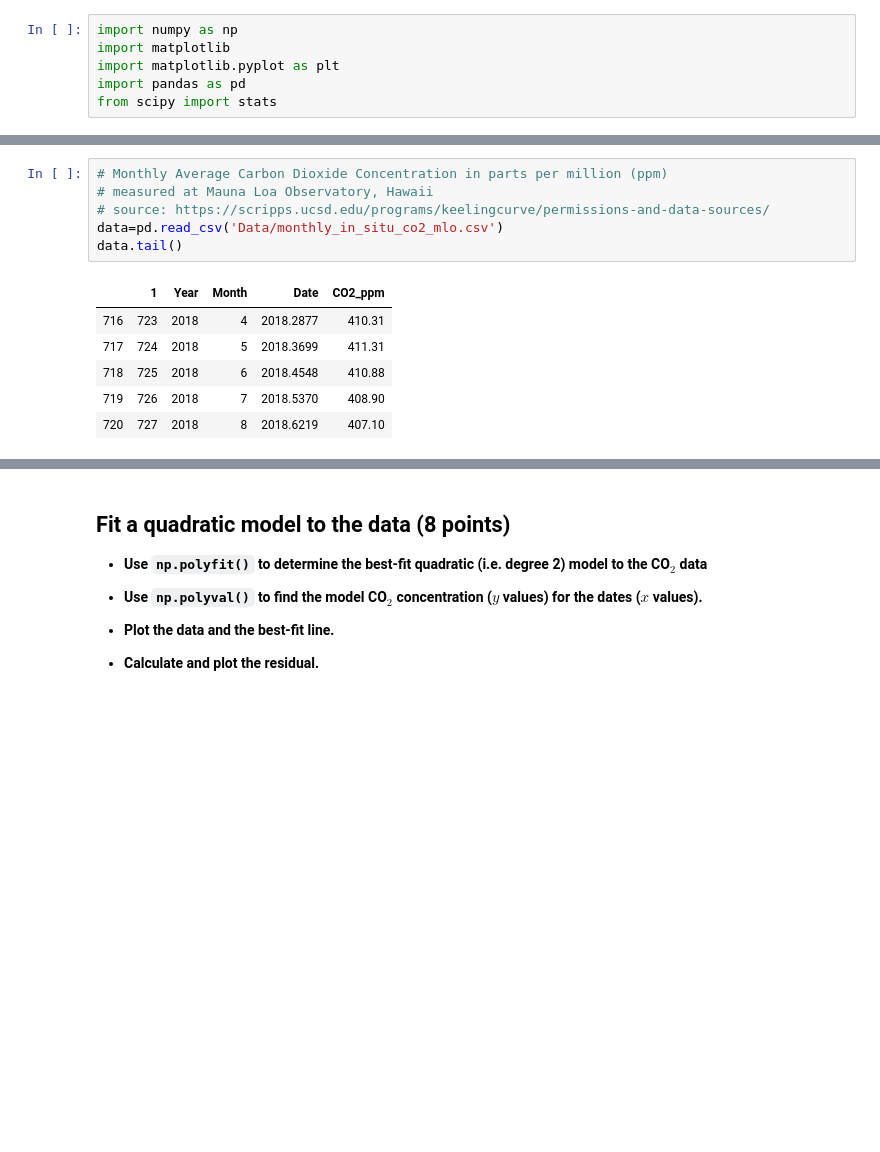
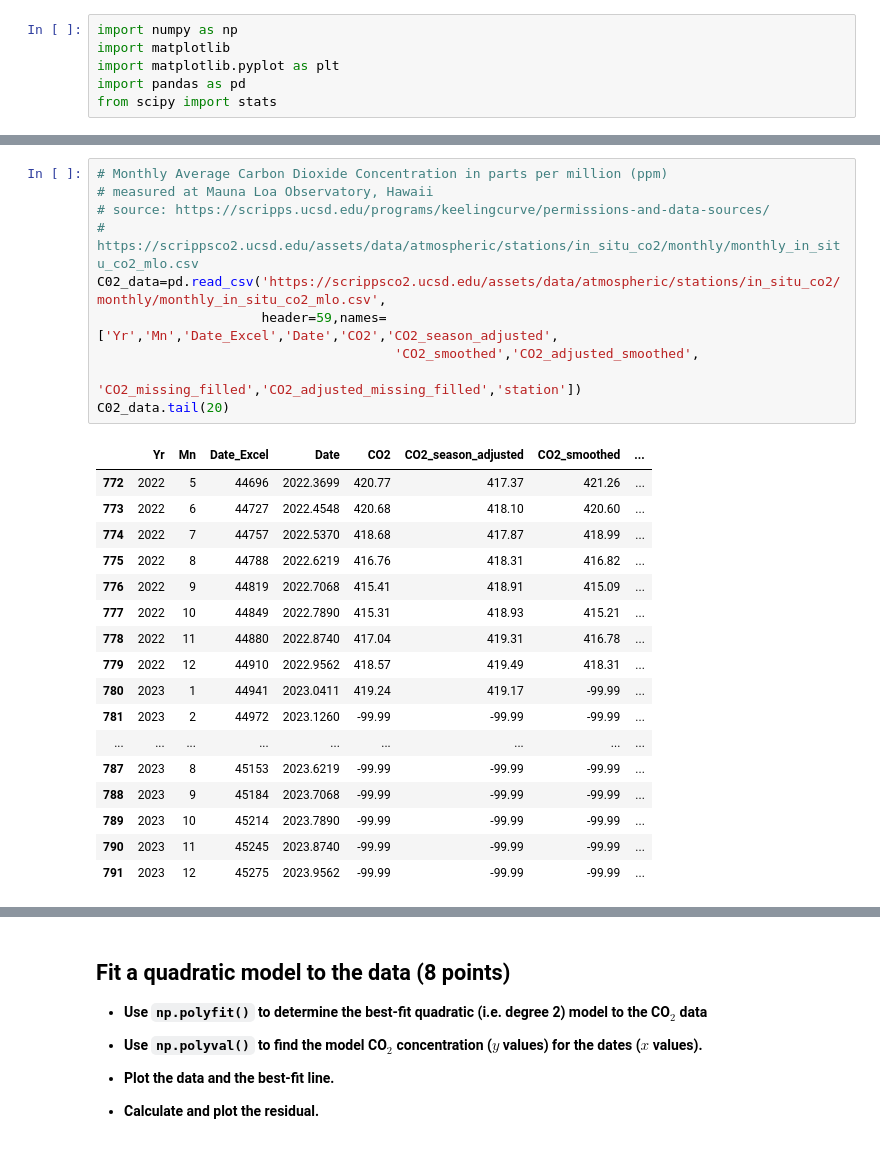
Before and after one commit to ds-connectors/EPS88-Spring-2023, a Jupyter notebook: Week08_Age_of_the_Universe/W8_assignment_Mauna_Loa_CO2.ipynb, the cells around one changed output, grey strips where cells are left out. Cells and saved outputs as stored; diff of their text form; blank space fills up the shorter version.

```diff
--- a/Week08_Age_of_the_Universe/W8_assignment_Mauna_Loa_CO2.ipynb
+++ b/Week08_Age_of_the_Universe/W8_assignment_Mauna_Loa_CO2.ipynb
@@ -11,13 +65,28 @@ from scipy import stats
 # %%
 # Monthly Average Carbon Dioxide Concentration in parts per million (ppm)
 # measured at Mauna Loa Observatory, Hawaii
 # source: https://scripps.ucsd.edu/programs/keelingcurve/permissions-and-data-sources/
-data=pd.read_csv('Data/monthly_in_situ_co2_mlo.csv')
-data.tail()
+# https://scrippsco2.ucsd.edu/assets/data/atmospheric/stations/in_situ_co2/monthly/monthly_in_situ_co2_mlo.csv
+C02_data=pd.read_csv('https://scrippsco2.ucsd.edu/assets/data/atmospheric/stations/in_situ_co2/monthly/monthly_in_situ_co2_mlo.csv',
+                     header=59,names=['Yr','Mn','Date_Excel','Date','CO2','CO2_season_adjusted',
+                                      'CO2_smoothed','CO2_adjusted_smoothed',
+                                      'CO2_missing_filled','CO2_adjusted_missing_filled','station'])
+C02_data.tail(20)
 # %% [output]
-|  | 1 | Year | Month | Date | CO2_ppm |
-| 716 | 723 | 2018 | 4 | 2018.2877 | 410.31 |
-| 717 | 724 | 2018 | 5 | 2018.3699 | 411.31 |
-| 718 | 725 | 2018 | 6 | 2018.4548 | 410.88 |
-| 719 | 726 | 2018 | 7 | 2018.5370 | 408.90 |
-| 720 | 727 | 2018 | 8 | 2018.6219 | 407.10 |
+|  | Yr | Mn | Date_Excel | Date | CO2 | CO2_season_adjusted | CO2_smoothed | ... |
+| 772 | 2022 | 5 | 44696 | 2022.3699 | 420.77 | 417.37 | 421.26 | ... |
+| 773 | 2022 | 6 | 44727 | 2022.4548 | 420.68 | 418.10 | 420.60 | ... |
+| 774 | 2022 | 7 | 44757 | 2022.5370 | 418.68 | 417.87 | 418.99 | ... |
+| 775 | 2022 | 8 | 44788 | 2022.6219 | 416.76 | 418.31 | 416.82 | ... |
+| 776 | 2022 | 9 | 44819 | 2022.7068 | 415.41 | 418.91 | 415.09 | ... |
+| 777 | 2022 | 10 | 44849 | 2022.7890 | 415.31 | 418.93 | 415.21 | ... |
+| 778 | 2022 | 11 | 44880 | 2022.8740 | 417.04 | 419.31 | 416.78 | ... |
+| 779 | 2022 | 12 | 44910 | 2022.9562 | 418.57 | 419.49 | 418.31 | ... |
+| 780 | 2023 | 1 | 44941 | 2023.0411 | 419.24 | 419.17 | -99.99 | ... |
+| 781 | 2023 | 2 | 44972 | 2023.1260 | -99.99 | -99.99 | -99.99 | ... |
+| ... | ... | ... | ... | ... | ... | ... | ... | ... |
+| 787 | 2023 | 8 | 45153 | 2023.6219 | -99.99 | -99.99 | -99.99 | ... |
+| 788 | 2023 | 9 | 45184 | 2023.7068 | -99.99 | -99.99 | -99.99 | ... |
+| 789 | 2023 | 10 | 45214 | 2023.7890 | -99.99 | -99.99 | -99.99 | ... |
+| 790 | 2023 | 11 | 45245 | 2023.8740 | -99.99 | -99.99 | -99.99 | ... |
+| 791 | 2023 | 12 | 45275 | 2023.9562 | -99.99 | -99.99 | -99.99 | ... |
```
Also changed, not shown: parts of 18 cells of this notebook, 1 other file.
